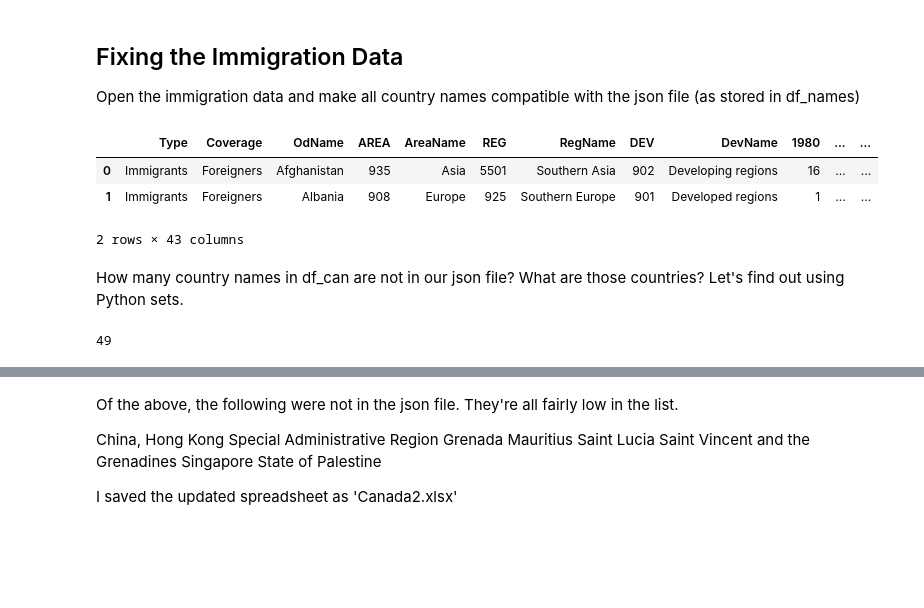
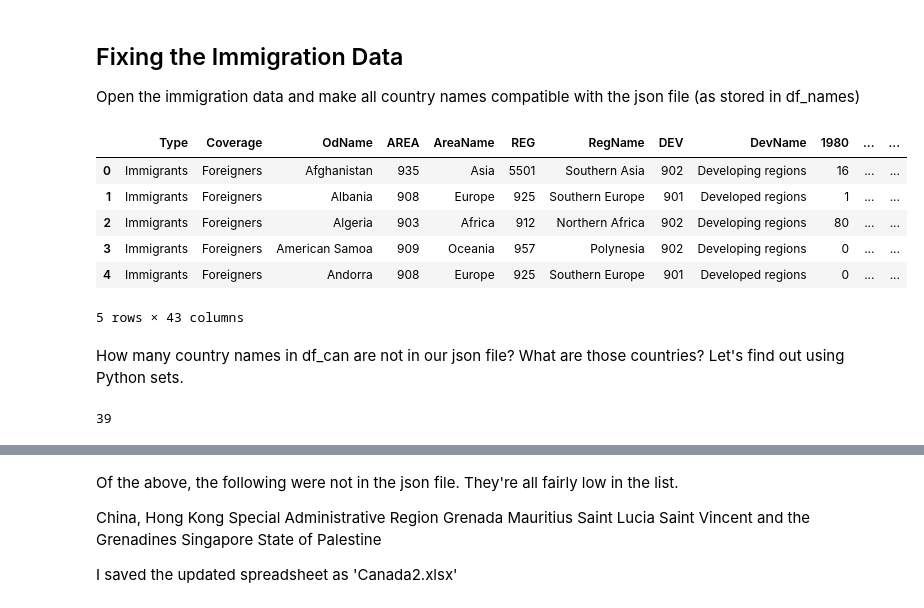
Before and after one commit to JamesDCage/31-31-Canada-01, a Jupyter notebook: Clean world_countries.json.ipynb, the cells around one changed output, grey strips where cells are left out. Saved outputs shown, nothing was run; the diff lists cells and outputs as text; code cells hidden in the pictures; blank space fills up the shorter version.

```diff
--- a/Clean world_countries.json.ipynb
+++ b/Clean world_countries.json.ipynb
@@ -59,20 +59,23 @@ Open the immigration data and make all country names compatible with the json fi
 # %%
 # df_can = pd.read_excel('https://ibm.box.com/shared/static/lw190pt9zpy5bd1ptyg2aw15awomz9pu.xlsx',
 #                      sheet_name='Canada by Citizenship',
 #                      skiprows=range(20),
 #                      skipfooter=2)
 
-df_can = pd.read_excel('Canada.xlsx',
+df_can = pd.read_excel('https://github.com/JamesDCage/31-31Canada01/blob/master/Canada2.xlsx?raw=true',
                      sheet_name='Canada by Citizenship',
                      skiprows=range(20),
                      skipfooter=2)
 
-df_can.head(2)
+df_can.head(5)
 # %% [output]
 |  | Type | Coverage | OdName | AREA | AreaName | REG | RegName | DEV | DevName | 1980 | ... | ... |
 | 0 | Immigrants | Foreigners | Afghanistan | 935 | Asia | 5501 | Southern Asia | 902 | Developing regions | 16 | ... | ... |
 | 1 | Immigrants | Foreigners | Albania | 908 | Europe | 925 | Southern Europe | 901 | Developed regions | 1 | ... | ... |
+| 2 | Immigrants | Foreigners | Algeria | 903 | Africa | 912 | Northern Africa | 902 | Developing regions | 80 | ... | ... |
+| 3 | Immigrants | Foreigners | American Samoa | 909 | Oceania | 957 | Polynesia | 902 | Developing regions | 0 | ... | ... |
+| 4 | Immigrants | Foreigners | Andorra | 908 | Europe | 925 | Southern Europe | 901 | Developed regions | 0 | ... | ... |
-2 rows × 43 columns
+5 rows × 43 columns
 # %% [markdown]
 How many country names in df_can are not in our json file? What are those countries?
 Let's find out using Python sets.
@@ -80,7 +83,7 @@ Let's find out using Python sets.
 missing = list(set(df_can.OdName) - set(df_names.Country))
 len(missing)
 # %% [output]
-49
+39
 # %%
 # 49 missing countries!! Can I just ignore these rows?
 df_can_missing = df_can[df_can['OdName'].isin(missing)]
```
Also changed, not shown: parts of 21 cells of this notebook.
